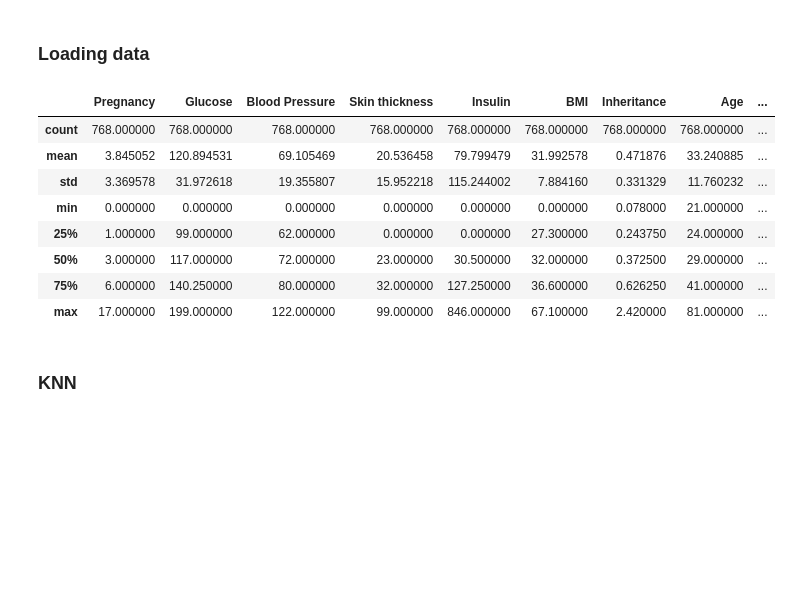
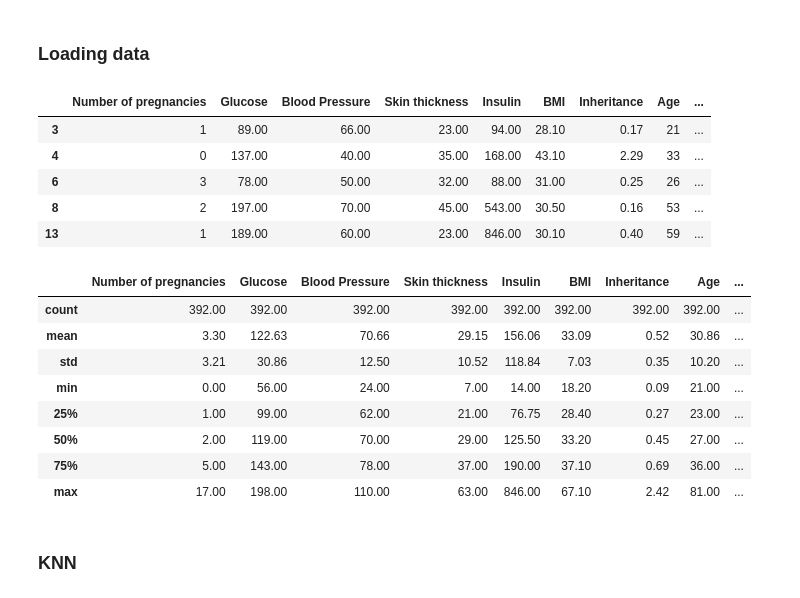
Before and after one commit to haraldvinje/diabetes_prediction, a Jupyter notebook: diabetes_prediction.ipynb, the cells around one changed output. Cells and saved outputs as stored; diff of their text form; code cells hidden in the pictures; blank space fills up the shorter version.

```diff
--- a/diabetes_prediction.ipynb
+++ b/diabetes_prediction.ipynb
@@ -10,25 +10,39 @@ from sklearn.model_selection import train_test_split, cross_validate
 from sklearn.preprocessing import MinMaxScaler
 from sklearn.metrics import accuracy_score, confusion_matrix, f1_score
 import matplotlib.pyplot as plt
+pd.set_option('float_format', '{:.2f}'.format)
 # %% [markdown]
 ### Loading data
 # %%
-X_columns = ['Pregnancy', 'Glucose', 'Blood Pressure', 'Skin thickness', 'Insulin', 'BMI', 'Inheritance', 'Age']
+X_columns = ['Number of pregnancies', 'Glucose', 'Blood Pressure', 'Skin thickness', 'Insulin', 'BMI', 'Inheritance', 'Age']
 y_column = 'Has Diabetes'
-data = pd.read_csv('data.csv', names=[*X_columns, y_column])
+
+# For all columns except 'Number of pregnanices' 0 indicates a missing value
+na_values = {col: 0 for col in X_columns if col != 'Number of pregnancies'}
+data = pd.read_csv('data.csv', names=[*X_columns, y_column], na_values=na_values)
+
+# Dropping all missing values (for simplicity)
+data.dropna(inplace=True)
 X = data.iloc[:, 0:-1]
 y = data.iloc[:, -1]
-data.describe()
+display(data.head())
+display(data.describe())
 # %% [output]
-|  | Pregnancy | Glucose | Blood Pressure | Skin thickness | Insulin | BMI | Inheritance | Age | ... |
-| count | 768.000000 | 768.000000 | 768.000000 | 768.000000 | 768.000000 | 768.000000 | 768.000000 | 768.000000 | ... |
-| mean | 3.845052 | 120.894531 | 69.105469 | 20.536458 | 79.799479 | 31.992578 | 0.471876 | 33.240885 | ... |
-| std | 3.369578 | 31.972618 | 19.355807 | 15.952218 | 115.244002 | 7.884160 | 0.331329 | 11.760232 | ... |
-| min | 0.000000 | 0.000000 | 0.000000 | 0.000000 | 0.000000 | 0.000000 | 0.078000 | 21.000000 | ... |
-| 25% | 1.000000 | 99.000000 | 62.000000 | 0.000000 | 0.000000 | 27.300000 | 0.243750 | 24.000000 | ... |
-| 50% | 3.000000 | 117.000000 | 72.000000 | 23.000000 | 30.500000 | 32.000000 | 0.372500 | 29.000000 | ... |
-| 75% | 6.000000 | 140.250000 | 80.000000 | 32.000000 | 127.250000 | 36.600000 | 0.626250 | 41.000000 | ... |
-| max | 17.000000 | 199.000000 | 122.000000 | 99.000000 | 846.000000 | 67.100000 | 2.420000 | 81.000000 | ... |
+|  | Number of pregnancies | Glucose | Blood Pressure | Skin thickness | Insulin | BMI | Inheritance | Age | ... |
+| 3 | 1 | 89.00 | 66.00 | 23.00 | 94.00 | 28.10 | 0.17 | 21 | ... |
+| 4 | 0 | 137.00 | 40.00 | 35.00 | 168.00 | 43.10 | 2.29 | 33 | ... |
+| 6 | 3 | 78.00 | 50.00 | 32.00 | 88.00 | 31.00 | 0.25 | 26 | ... |
+| 8 | 2 | 197.00 | 70.00 | 45.00 | 543.00 | 30.50 | 0.16 | 53 | ... |
+| 13 | 1 | 189.00 | 60.00 | 23.00 | 846.00 | 30.10 | 0.40 | 59 | ... |
+|  | Number of pregnancies | Glucose | Blood Pressure | Skin thickness | Insulin | BMI | Inheritance | Age | ... |
+| count | 392.00 | 392.00 | 392.00 | 392.00 | 392.00 | 392.00 | 392.00 | 392.00 | ... |
+| mean | 3.30 | 122.63 | 70.66 | 29.15 | 156.06 | 33.09 | 0.52 | 30.86 | ... |
+| std | 3.21 | 30.86 | 12.50 | 10.52 | 118.84 | 7.03 | 0.35 | 10.20 | ... |
+| min | 0.00 | 56.00 | 24.00 | 7.00 | 14.00 | 18.20 | 0.09 | 21.00 | ... |
+| 25% | 1.00 | 99.00 | 62.00 | 21.00 | 76.75 | 28.40 | 0.27 | 23.00 | ... |
+| 50% | 2.00 | 119.00 | 70.00 | 29.00 | 125.50 | 33.20 | 0.45 | 27.00 | ... |
+| 75% | 5.00 | 143.00 | 78.00 | 37.00 | 190.00 | 37.10 | 0.69 | 36.00 | ... |
+| max | 17.00 | 198.00 | 110.00 | 63.00 | 846.00 | 67.10 | 2.42 | 81.00 | ... |
 # %% [markdown]
 ### KNN
 # %%
```
Also changed, not shown: parts of 4 cells of this notebook.
